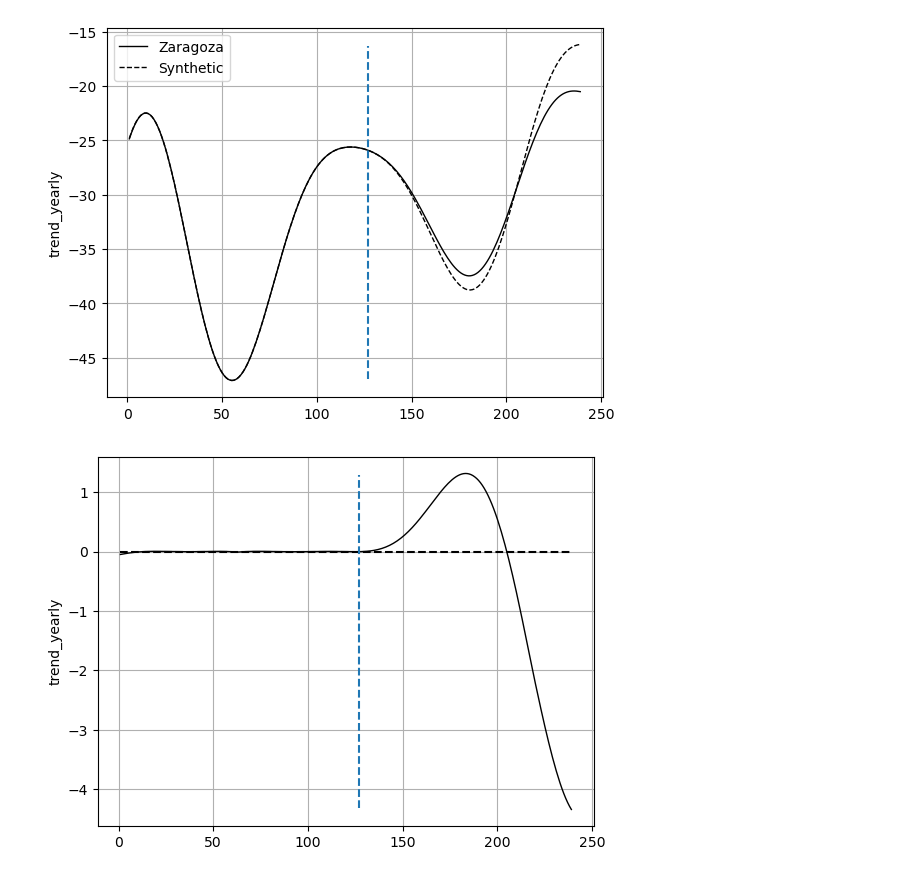
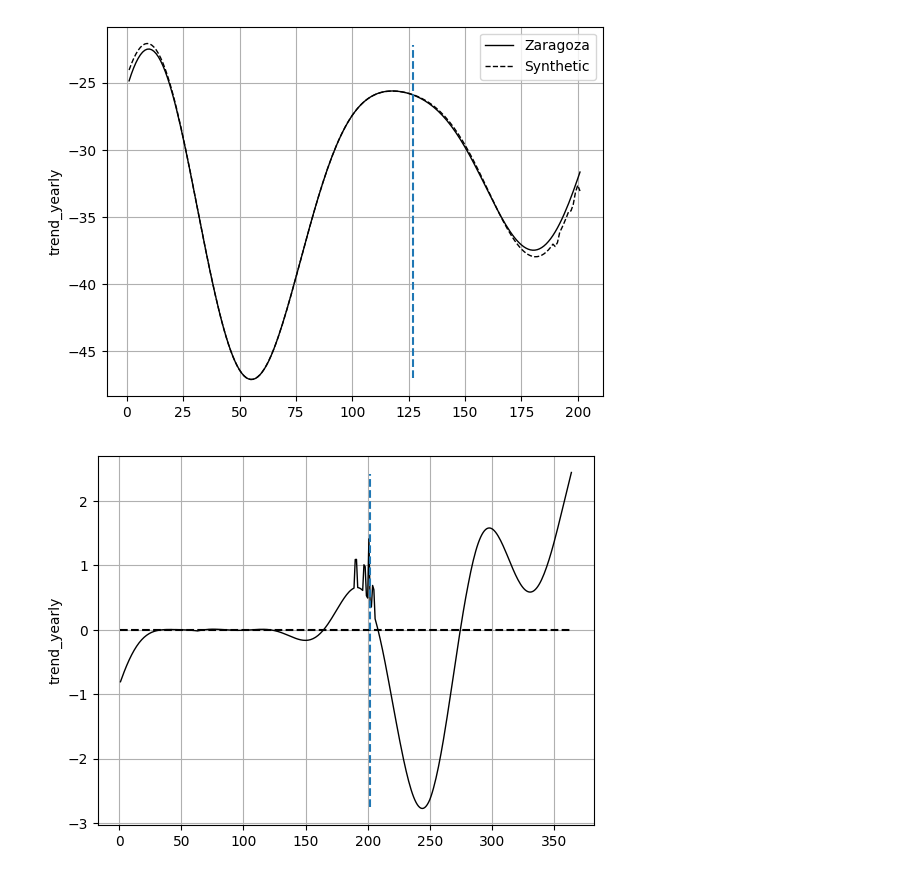
Before and after one commit to juancaros/IEDIS, a Jupyter notebook: Analysis.ipynb, the cells around one changed output. Drawn from its saved outputs; the diff is of its cells as text; code cells hidden in the pictures.

```diff
--- a/Analysis.ipynb
+++ b/Analysis.ipynb
@@ -193,25 +102,31 @@ dataprep = Dataprep(
          'Edad mediana de la población (años)',
          'Número medio de hijos por mujer (Número)',
          'Población residente (Personas)',
+         'Superficie total (Km2)',
          'Proporción de empleo en industria (NACE Rev.2 B-E) (Porcentaje)',
          'Proporción de empleo en servicios (NACE Rev.2 G-U) (Porcentaje)',
          'Proporción de extranjeros sobre la población total (Porcentaje)',
+         'Proporción de población entre 25-64 años con máximo nivel educación ISCED 0, 1 ó 2 (Porcentaje)',
+         'Proporción de población entre 25-64 años con máximo nivel de educación ISCED 3 ó 4 (Porcentaje)',
          'Proporción de población de 15-64 años (Porcentaje)',
          'Renta neta media anual por habitante (Euros)',
          'Tasa de desempleo (Porcentaje)',
     ],
     predictors_op="mean",
-    time_predictors_prior=range(10, 127),
+    time_predictors_prior=range(30, 75),
     special_predictors=[
-        # ('Valor_Stringency', range(30,75), 'std'),
-        # ('Valor_GovernmentResponseIndex',  range(30,75), 'std'),
-        # ('Valor_EconomicSupportIndex',  range(30,75), 'std'),
-        # ('Valor_Containment',  range(30,75), 'std'),
+        # ('Valor_Stringency', range(30,75), 'mean'),
+        # ('Valor_GovernmentResponseIndex',  range(30,75), 'mean'),
+        # ('Valor_EconomicSupportIndex',  range(30,75), 'mean'),
+        # ('Valor_Containment',  range(30,75), 'mean'),
     ],
     dependent="trend_yearly",
     unit_variable="Municipios",
     time_variable="Periodo",
     treatment_identifier='Zaragoza',
     controls_identifier=municipios_control,
-    time_optimize_ssr=range(10, 127),
+    time_optimize_ssr=range(30, 127),
 )
+# %%
+pen = PenalizedSynth()
+pen.fit(dataprep, lambda_=0.01)
@@ -218,9 +169,4 @@ dataprep = Dataprep(
 # %%
-#synth = Synth()
-#synth.fit(dataprep=dataprep, optim_method="Nelder-Mead", optim_initial="equal")
-
-#synth = PenalizedSynth()
-
-synth = RobustSynth()
-synth.fit(dataprep, lambda_=0.1, sv_count=2)
+synth = Synth()
+synth.fit(dataprep=dataprep, optim_method="Nelder-Mead", optim_initial="ols")
 # %%
@@ -244,6 +194,6 @@ synth.summary()
 # %%
 augsynth = AugSynth()
-augsynth.fit(dataprep=dataprep, lambda_=0.1)
+augsynth.fit(dataprep=dataprep)
 # %%
 print(augsynth.weights())
 # %% [output]
@@ -262,8 +212,8 @@ Name: weights, Length: 92, dtype: float64
 # %%
-augsynth.path_plot(time_period=range(1, 240), treatment_time=127)
+augsynth.path_plot(time_period=range(1, 202), treatment_time=127)
 # %% [output]
-[figure, old version]
+[figure, new version]
 # %%
-augsynth.gaps_plot(time_period=range(1, 240), treatment_time=127)
+augsynth.gaps_plot(time_period=range(1, 365), treatment_time=202)
 # %% [output]
-[figure, old version]
+[figure, new version]
```
Also changed, not shown: parts of 18 cells of this notebook.
